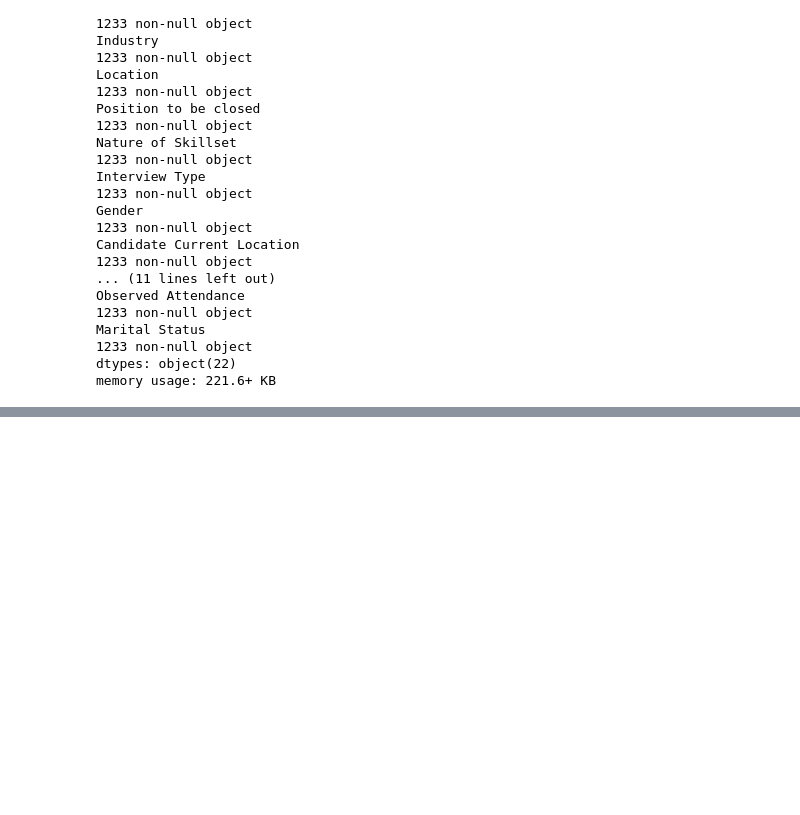
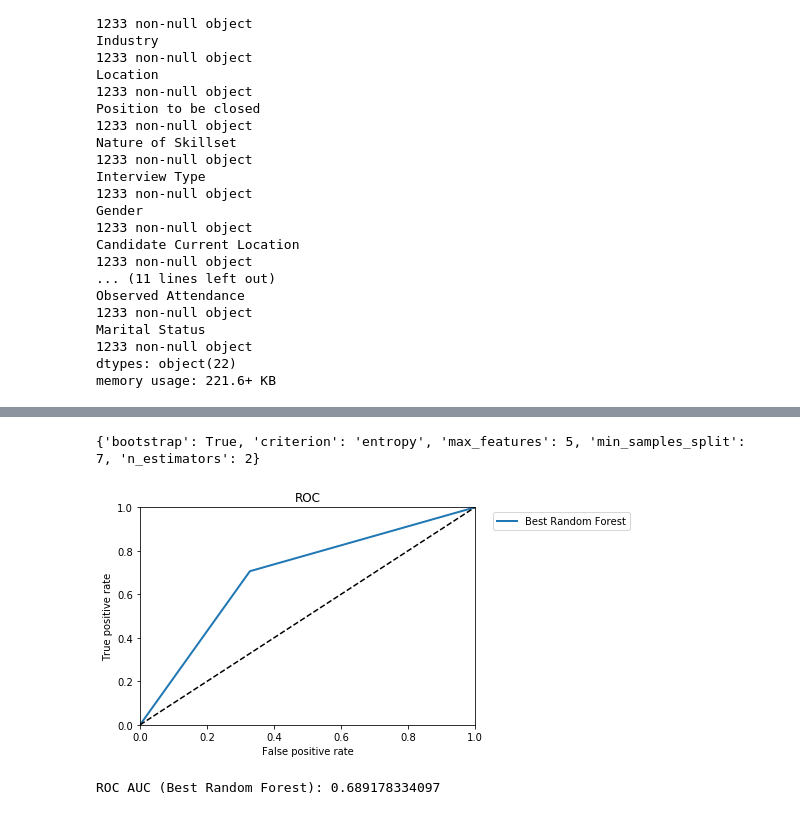
Before and after one commit to mikulskibartosz/the-interview-attendance-problem, a Jupyter notebook: prediction.ipynb, the cells around one changed output, grey strips where cells are left out. Cells and saved outputs as stored; diff of their text form; code cells hidden in the pictures; blank space fills up the shorter version.

```diff
--- a/prediction.ipynb
+++ b/prediction.ipynb
@@ -297,6 +312,8 @@ class ParseYesNoAnswer(BaseEstimator, TransformerMixin):
         name = str(name).lower()
         if name == "yes":
             return "Yes"
+        elif name == "unknown":
+            return "Unknown"
         else:
             return "No"
 
@@ -379,0 +708,23 @@ Name: Marital Status, dtype: int64
+# %%
+# limited feature set
+classifier = RandomForestClassifier()
+param_grid = {
+        'n_estimators': randint(1, 20),
+        'criterion': ["gini", "entropy"],
+        'max_features': randint(1, only_important_features.shape[1]),
+        'min_samples_split': randint(2, 8),
+        'bootstrap': [True, False]
+  }
+
+random_search = RandomizedSearchCV(estimator=classifier, param_distributions=param_grid, n_iter=1000)
+random_search.fit(only_important_features, encoded_train_set_labels)
+best_classifier = random_search.best_estimator_
+
+print(random_search.best_params_)
+score_classifiers([
+    (best_classifier, "Best Random Forest")
+], only_important_features)
+# %% [output]
+{'bootstrap': True, 'criterion': 'entropy', 'max_features': 5, 'min_samples_split': 7, 'n_estimators': 2}
+[figure, added]
+ROC AUC (Best Random Forest): 0.689178334097
```
Also changed, not shown: parts of 29 cells of this notebook.
